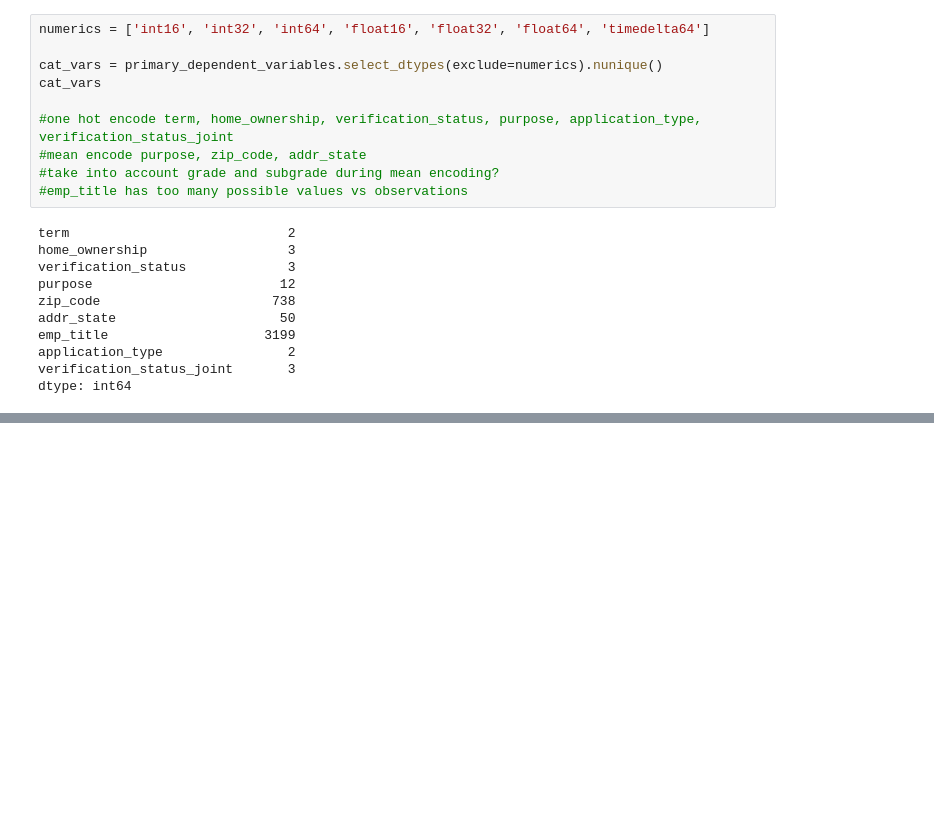
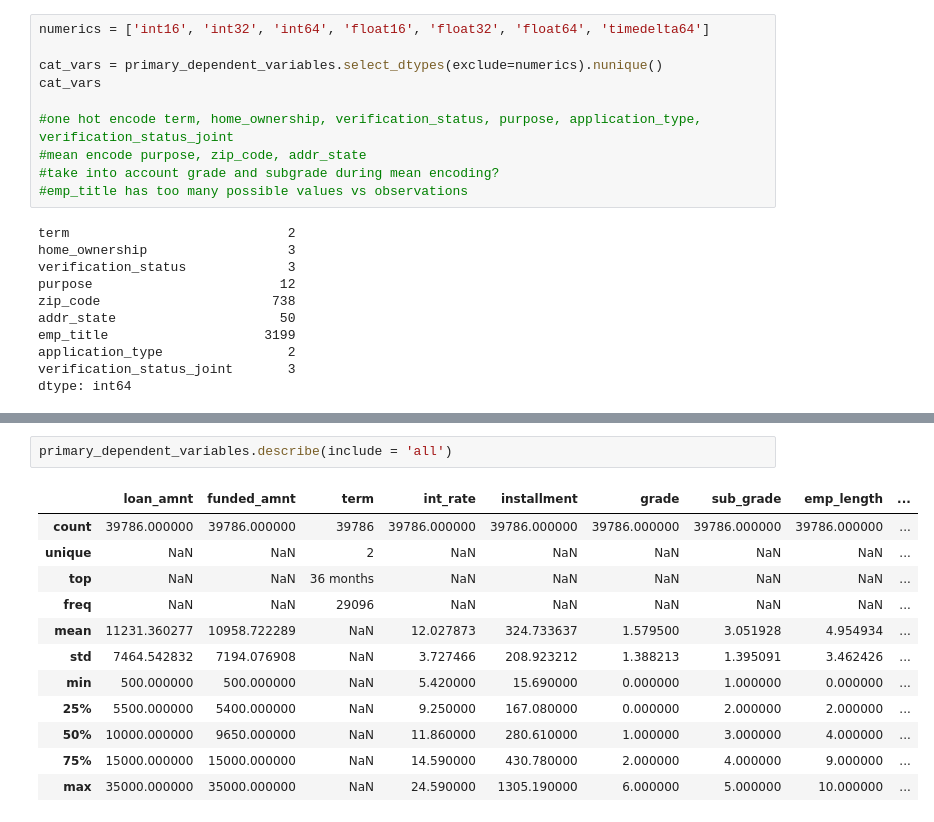
Before and after one commit to dleybz/LendingClub-Arbitrage, a Jupyter notebook: v0.ipynb, the cells around one changed output, grey strips where cells are left out. Drawn from its saved outputs; the diff is of its cells as text; blank space fills up the shorter version.

```diff
--- a/v0.ipynb
+++ b/v0.ipynb
@@ -143,0 +237,15 @@ dtype: int64
+# %%
+primary_dependent_variables.describe(include = 'all')
+# %% [output]
+|  | loan_amnt | funded_amnt | term | int_rate | installment | grade | sub_grade | emp_length | ... |
+| count | 39786.000000 | 39786.000000 | 39786 | 39786.000000 | 39786.000000 | 39786.000000 | 39786.000000 | 39786.000000 | ... |
+| unique | NaN | NaN | 2 | NaN | NaN | NaN | NaN | NaN | ... |
+| top | NaN | NaN | 36 months | NaN | NaN | NaN | NaN | NaN | ... |
+| freq | NaN | NaN | 29096 | NaN | NaN | NaN | NaN | NaN | ... |
+| mean | 11231.360277 | 10958.722289 | NaN | 12.027873 | 324.733637 | 1.579500 | 3.051928 | 4.954934 | ... |
+| std | 7464.542832 | 7194.076908 | NaN | 3.727466 | 208.923212 | 1.388213 | 1.395091 | 3.462426 | ... |
+| min | 500.000000 | 500.000000 | NaN | 5.420000 | 15.690000 | 0.000000 | 1.000000 | 0.000000 | ... |
+| 25% | 5500.000000 | 5400.000000 | NaN | 9.250000 | 167.080000 | 0.000000 | 2.000000 | 2.000000 | ... |
+| 50% | 10000.000000 | 9650.000000 | NaN | 11.860000 | 280.610000 | 1.000000 | 3.000000 | 4.000000 | ... |
+| 75% | 15000.000000 | 15000.000000 | NaN | 14.590000 | 430.780000 | 2.000000 | 4.000000 | 9.000000 | ... |
+| max | 35000.000000 | 35000.000000 | NaN | 24.590000 | 1305.190000 | 6.000000 | 5.000000 | 10.000000 | ... |
```
Also changed, not shown: parts of 2 cells of this notebook, 1 other file.
